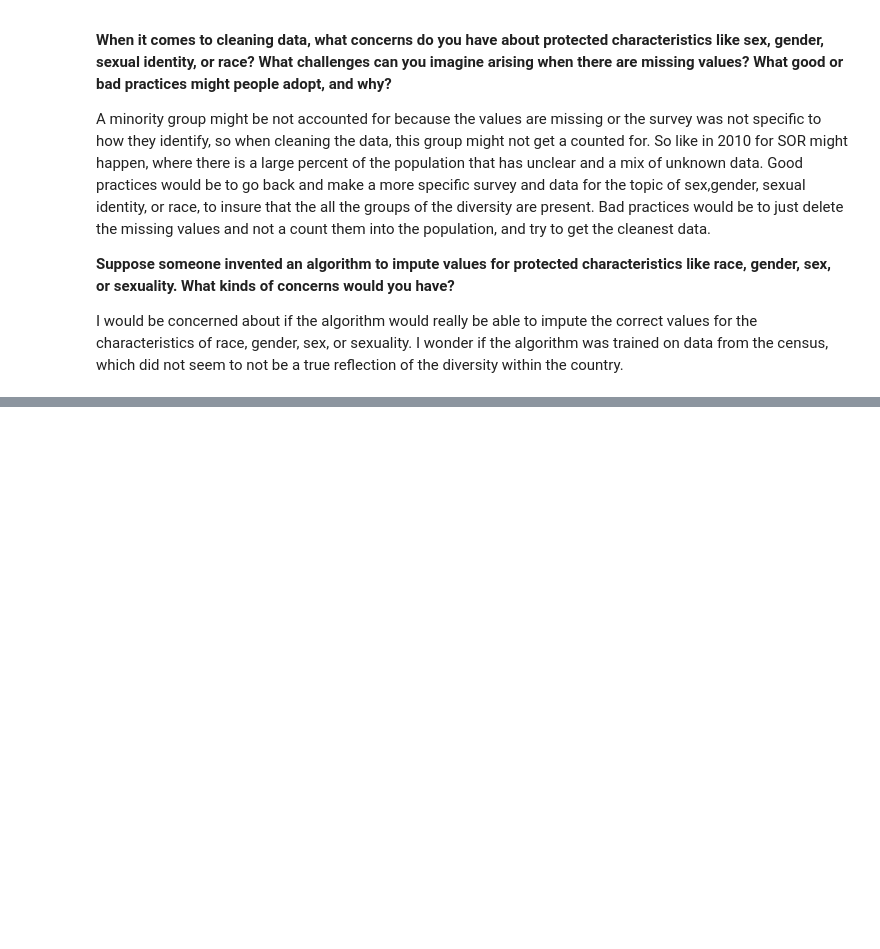
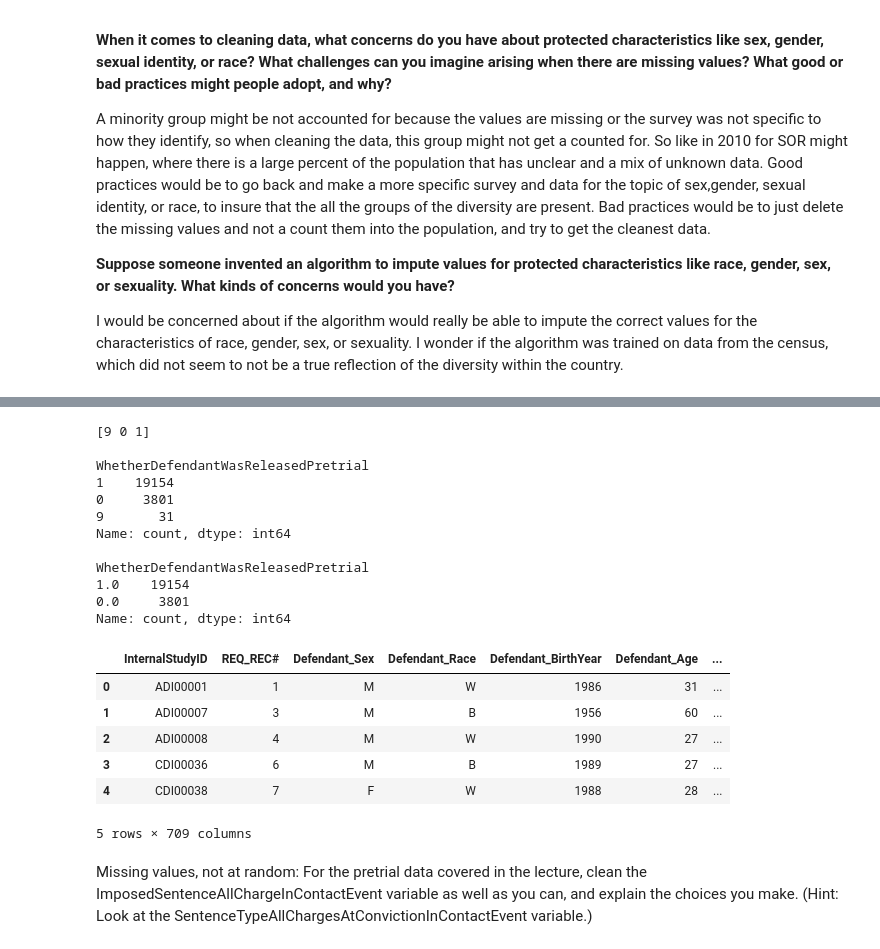
Before and after one commit to corinnakeum1/DS-4002, a Jupyter notebook: WranglingAssignmentCorinnaKeum.ipynb, the cells around one changed output, grey strips where cells are left out. Saved outputs shown, nothing was run; the diff lists cells and outputs as text; code cells hidden in the pictures; blank space fills up the shorter version.

```diff
--- a/WranglingAssignmentCorinnaKeum.ipynb
+++ b/WranglingAssignmentCorinnaKeum.ipynb
@@ -93,0 +201,49 @@ I would be concerned about if the algorithm would really be able to impute the c
+# %%
+import numpy as np # Import the numpy package into your workspace
+import matplotlib.pyplot as plt # Import matplotlib into your workspace
+import pandas as pd  # Import the pandas package into your workspace
+
+#WhetherDefendantWasReleasedPretrial --> replace missing values with np.nan.
+url = 'http://www.vcsc.virginia.gov/pretrialdataproject/October%202017%20Cohort_Virginia%20Pretrial%20Data%20Project_Deidentified%20FINAL%20Update_10272021.csv'
+df = pd.read_csv(url,low_memory=False)
+
+Pretrial = 'WhetherDefendantWasReleasedPretrial'
+print(df[Pretrial].unique(), '\n') # A categorical Example
+df[Pretrial] = df[Pretrial].replace(' ',np.nan) # notice the molumn replacement
+print(df[Pretrial].value_counts(),'\n')
+
+df[Pretrial] = df[Pretrial].replace(9,np.nan) # notice the list, 9s are unclear thus they are replaced
+print(df[Pretrial].value_counts())
+#df[var] = pd.to_numeric(df[var], errors = 'coerce') # coerce the variable to numeric
+
+#df['Pretrial_NA']= df[var].isnull() # create a missing dummy
+#print(sum(df['Pretrial_NA']), '\n') # How many missing values are thereee !!!
+
+
+# df = pd.read_csv('wrangling/pretrial_data.csv',low_memory=False)
+#print(df.shape, '\n') # List the dimensions of df
+#print(df.dtypes, '\n') # The types of the variables; `object` is a bad sign
+#print(df.columns, '\n') # Column names
+df.head()
+# %% [output]
+[9 0 1]
+
+WhetherDefendantWasReleasedPretrial
+1    19154
+0     3801
+9       31
+Name: count, dtype: int64
+
+WhetherDefendantWasReleasedPretrial
+1.0    19154
+0.0     3801
+Name: count, dtype: int64
+|  | InternalStudyID | REQ_REC# | Defendant_Sex | Defendant_Race | Defendant_BirthYear | Defendant_Age | ... |
+| 0 | ADI00001 | 1 | M | W | 1986 | 31 | ... |
+| 1 | ADI00007 | 3 | M | B | 1956 | 60 | ... |
+| 2 | ADI00008 | 4 | M | W | 1990 | 27 | ... |
+| 3 | CDI00036 | 6 | M | B | 1989 | 27 | ... |
+| 4 | CDI00038 | 7 | F | W | 1988 | 28 | ... |
+5 rows × 709 columns
+# %% [markdown]
+Missing values, not at random: For the pretrial data covered in the lecture, clean the ImposedSentenceAllChargeInContactEvent variable as well as you can, and explain the choices you make. (Hint: Look at the SentenceTypeAllChargesAtConvictionInContactEvent variable.)
```
Also changed, not shown: parts of 6 cells of this notebook.
